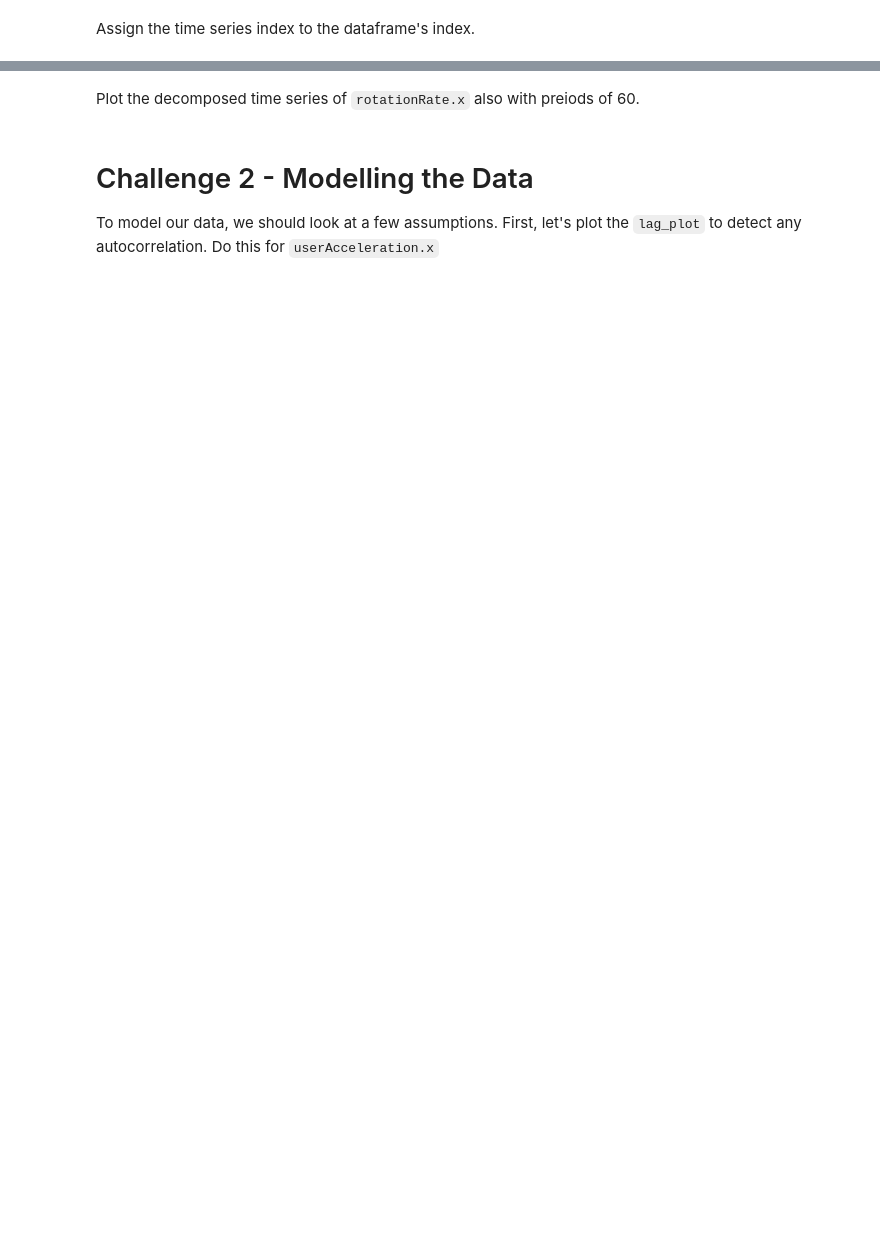
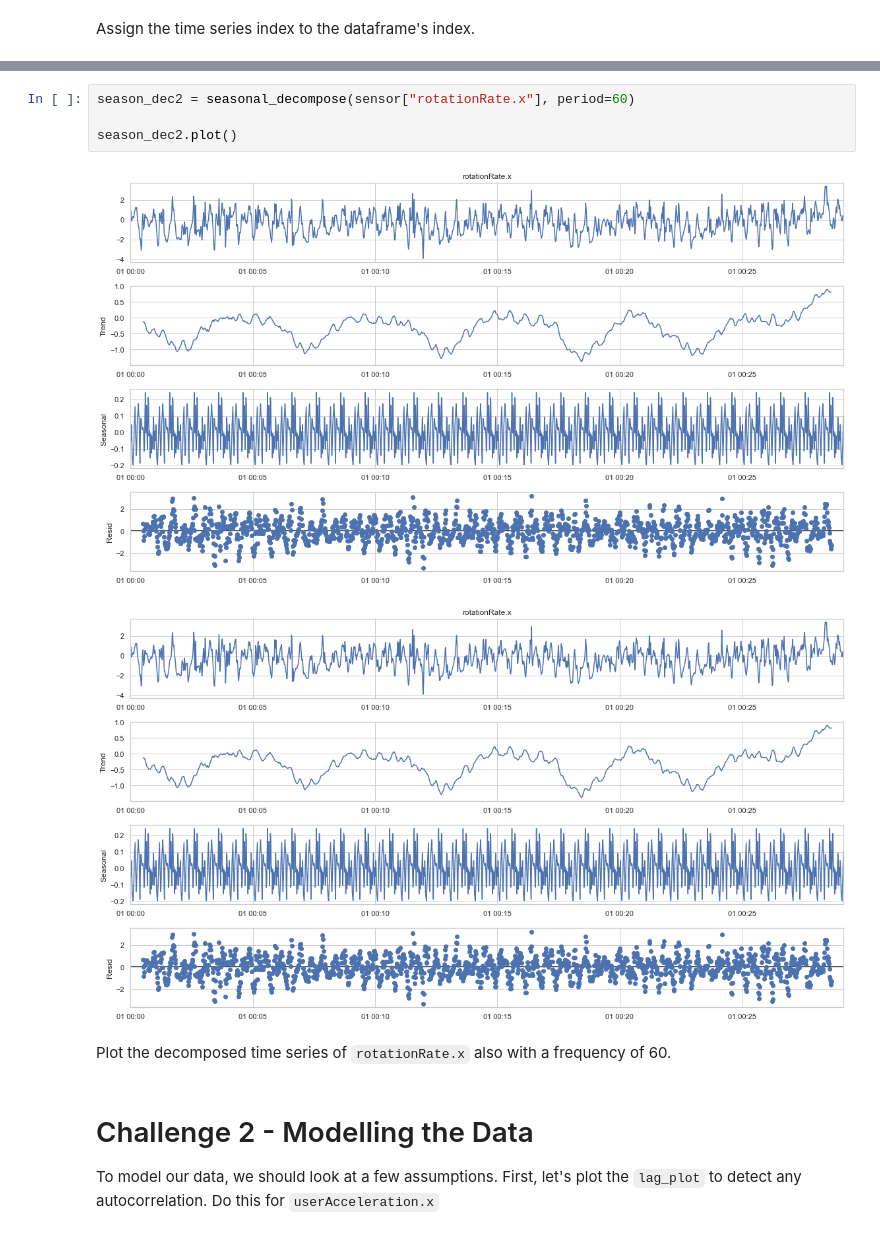
Before and after one commit to Ironhack-data-bcn-january-2023/lab-time-series, a Jupyter notebook: your-code/main.ipynb, the cells around one changed output, grey strips where cells are left out. Drawn from its saved outputs; the diff is of its cells as text; blank space fills up the shorter version.

```diff
--- a/your-code/main.ipynb
+++ b/your-code/main.ipynb
@@ -45,5 +96,12 @@ Our next step is to decompose the time series and evaluate the patterns in the d
+# %%
+season_dec2 = seasonal_decompose(sensor["rotationRate.x"], period=60)
+
+season_dec2.plot()
+# %% [output]
+[figure, added]
+[figure, added]
 # %% [markdown]
-Plot the decomposed time series of `rotationRate.x` also with preiods of 60.
+Plot the decomposed time series of `rotationRate.x` also with a frequency of 60.
 # %% [markdown]
 # Challenge 2 - Modelling the Data
 
```
Also changed, not shown: parts of 24 cells of this notebook.
